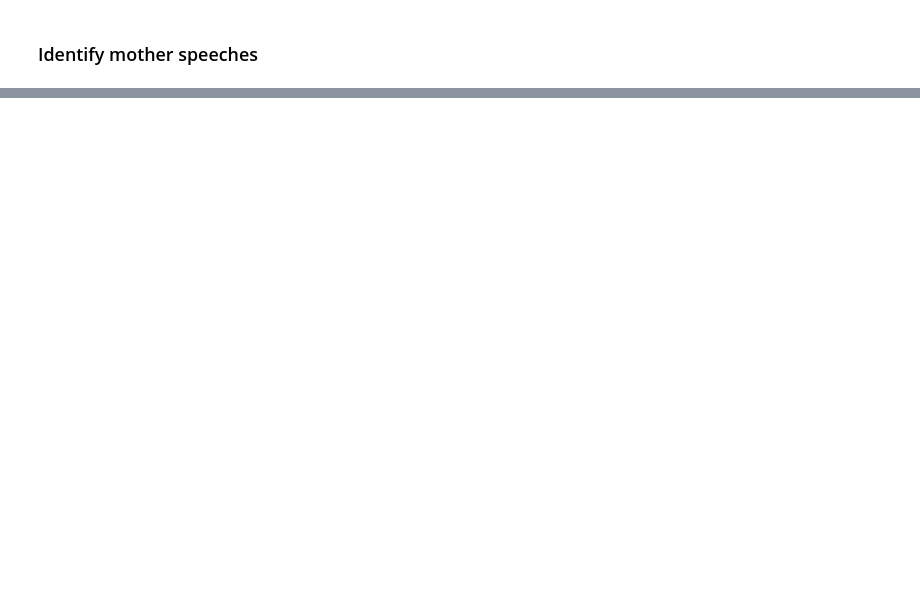
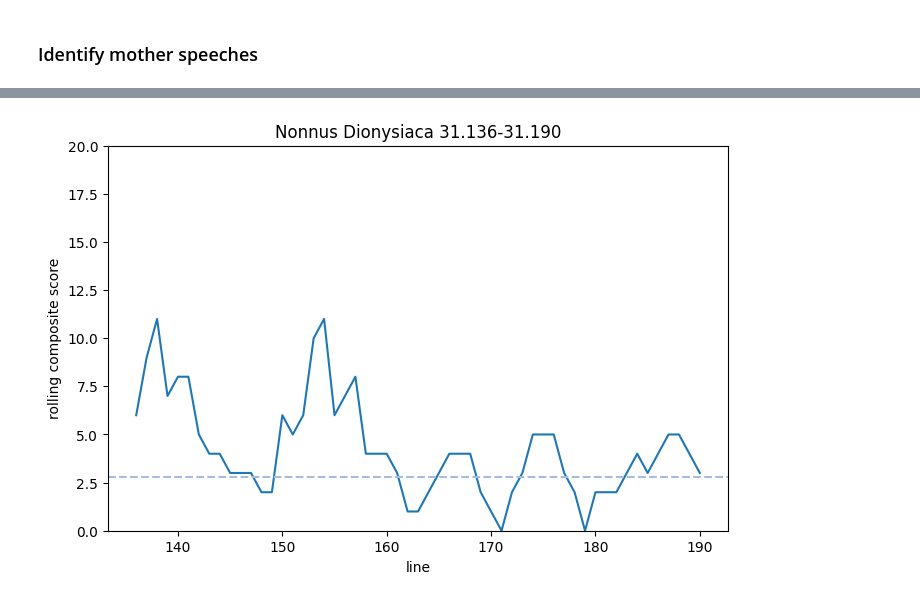
Before and after one commit to cwf2/dices-mta, a Jupyter notebook: Mother speech.ipynb, the cells around one changed output, grey strips where cells are left out. Cells and saved outputs as stored; diff of their text form; code cells hidden in the pictures; blank space fills up the shorter version.

```diff
--- a/Mother speech.ipynb
+++ b/Mother speech.ipynb
@@ -906,0 +355,5 @@ labels.iloc[0]['author']
+# %%
+fig = plotSpeech('3496')
+plt.show(fig)
+# %% [output]
+[figure, added]
```
Also changed, not shown: parts of 143 cells of this notebook, 2 other files.
